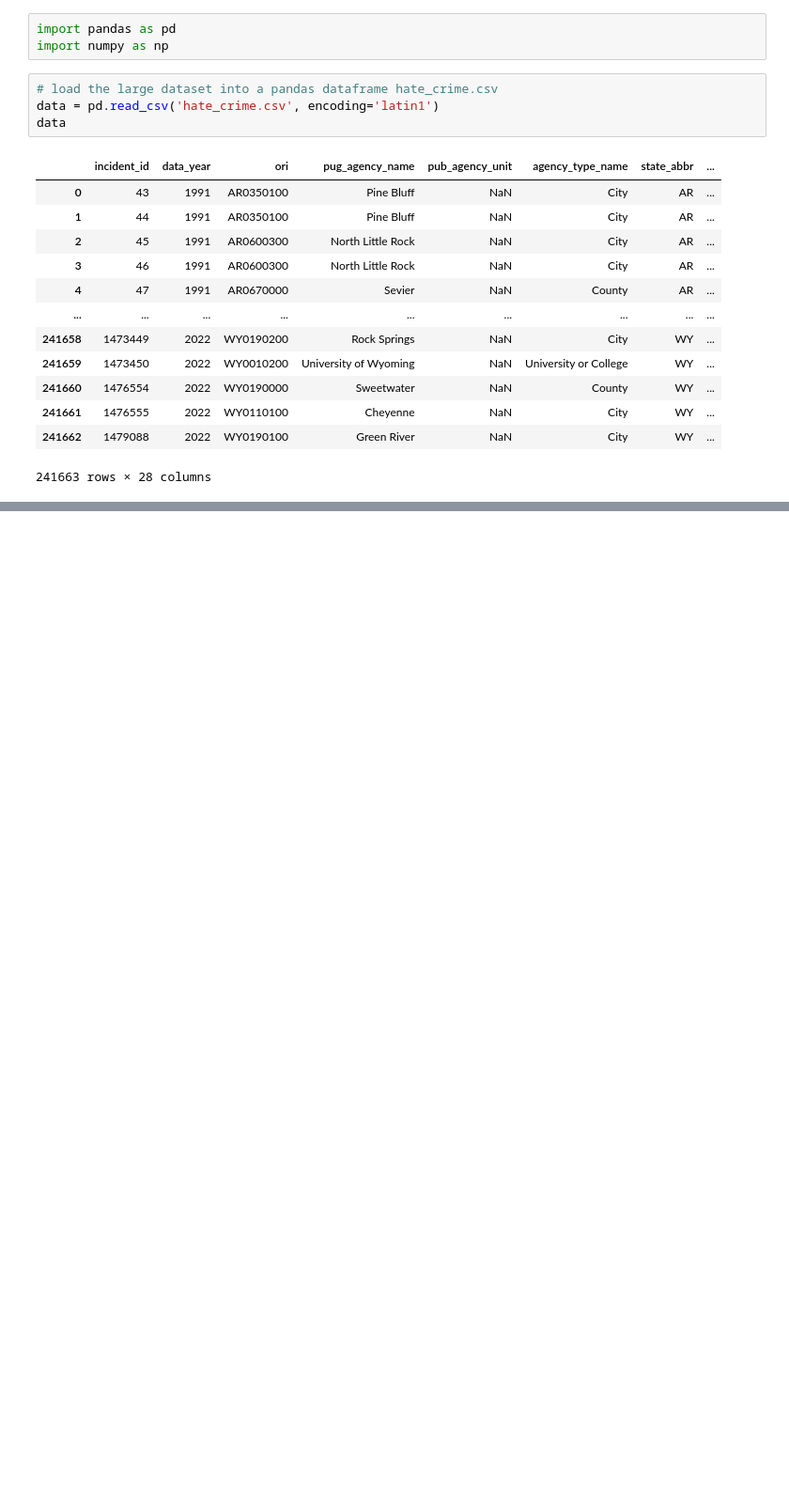
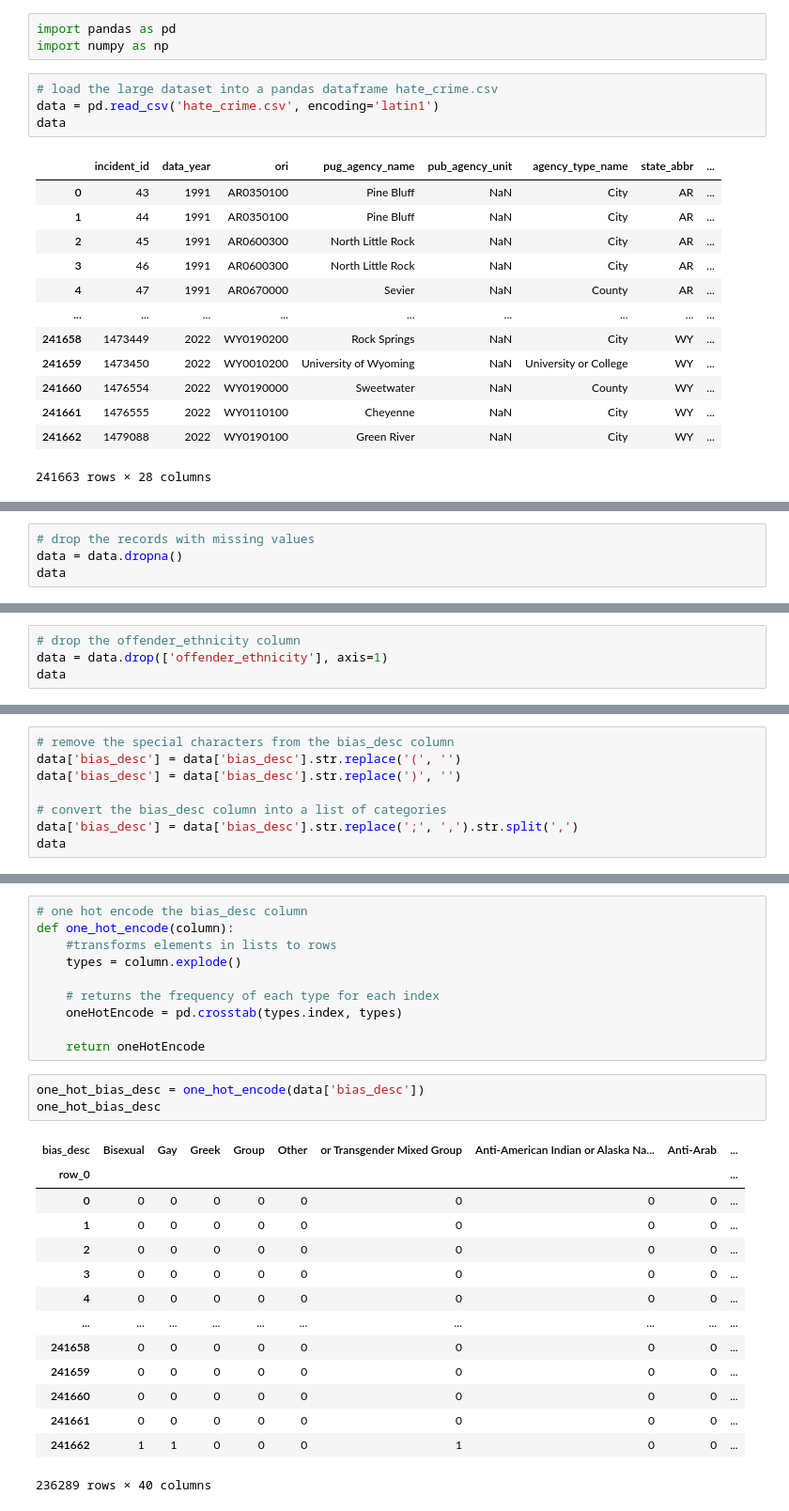
Before and after one commit to UWI-Zess/COMP6940-Project, a Jupyter notebook: main.ipynb, the cells around one changed output, grey strips where cells are left out. Shown at 94% size. Cells and saved outputs as stored; diff of their text form; blank space fills up the shorter version.

Commit message:
feature #1: Data cleaning

```diff
--- a/main.ipynb
+++ b/main.ipynb
@@ -21,0 +98,4 @@ data
+# %%
+# drop the records with missing values
+data = data.dropna()
+data
@@ -21,0 +129,4 @@ data
+# %%
+# drop the offender_ethnicity column
+data = data.drop(['offender_ethnicity'], axis=1)
+data
@@ -21,0 +166,8 @@ data
+# %%
+# remove the special characters from the bias_desc column
+data['bias_desc'] = data['bias_desc'].str.replace('(', '')
+data['bias_desc'] = data['bias_desc'].str.replace(')', '')
+
+# convert the bias_desc column into a list of categories
+data['bias_desc'] = data['bias_desc'].str.replace(';', ',').str.split(',')
+data
@@ -21,0 +188,28 @@ data
+# %%
+# one hot encode the bias_desc column
+def one_hot_encode(column):
+    #transforms elements in lists to rows
+    types = column.explode()
+
+    # returns the frequency of each type for each index
+    oneHotEncode = pd.crosstab(types.index, types)
+
+    return oneHotEncode
+# %%
+one_hot_bias_desc = one_hot_encode(data['bias_desc'])
+one_hot_bias_desc
+# %% [output]
+| bias_desc | Bisexual | Gay | Greek | Group | Other | or Transgender Mixed Group | Anti-American Indian or Alaska Na... | Anti-Arab | ... |
+| row_0 |  |  |  |  |  |  |  |  | ... |
+| 0 | 0 | 0 | 0 | 0 | 0 | 0 | 0 | 0 | ... |
+| 1 | 0 | 0 | 0 | 0 | 0 | 0 | 0 | 0 | ... |
+| 2 | 0 | 0 | 0 | 0 | 0 | 0 | 0 | 0 | ... |
+| 3 | 0 | 0 | 0 | 0 | 0 | 0 | 0 | 0 | ... |
+| 4 | 0 | 0 | 0 | 0 | 0 | 0 | 0 | 0 | ... |
+| ... | ... | ... | ... | ... | ... | ... | ... | ... | ... |
+| 241658 | 0 | 0 | 0 | 0 | 0 | 0 | 0 | 0 | ... |
+| 241659 | 0 | 0 | 0 | 0 | 0 | 0 | 0 | 0 | ... |
+| 241660 | 0 | 0 | 0 | 0 | 0 | 0 | 0 | 0 | ... |
+| 241661 | 0 | 0 | 0 | 0 | 0 | 0 | 0 | 0 | ... |
+| 241662 | 1 | 1 | 0 | 0 | 0 | 1 | 0 | 0 | ... |
+236289 rows × 40 columns
```
Also changed, not shown: parts of 14 cells of this notebook.
